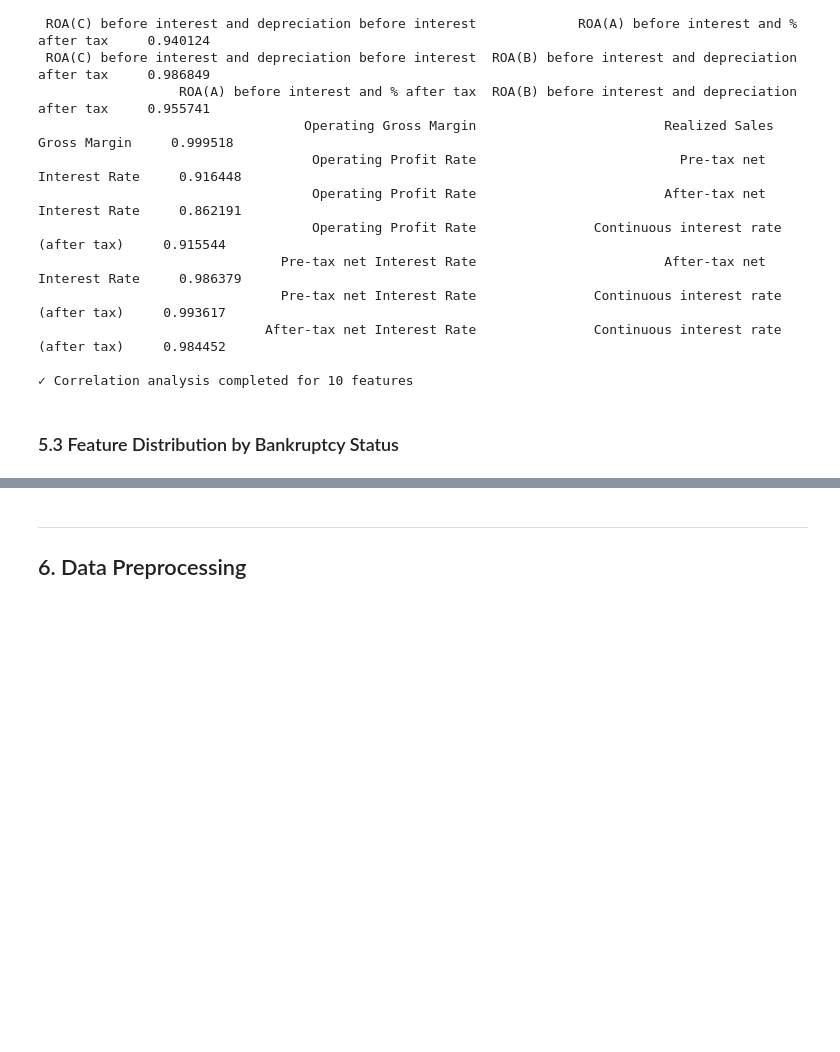
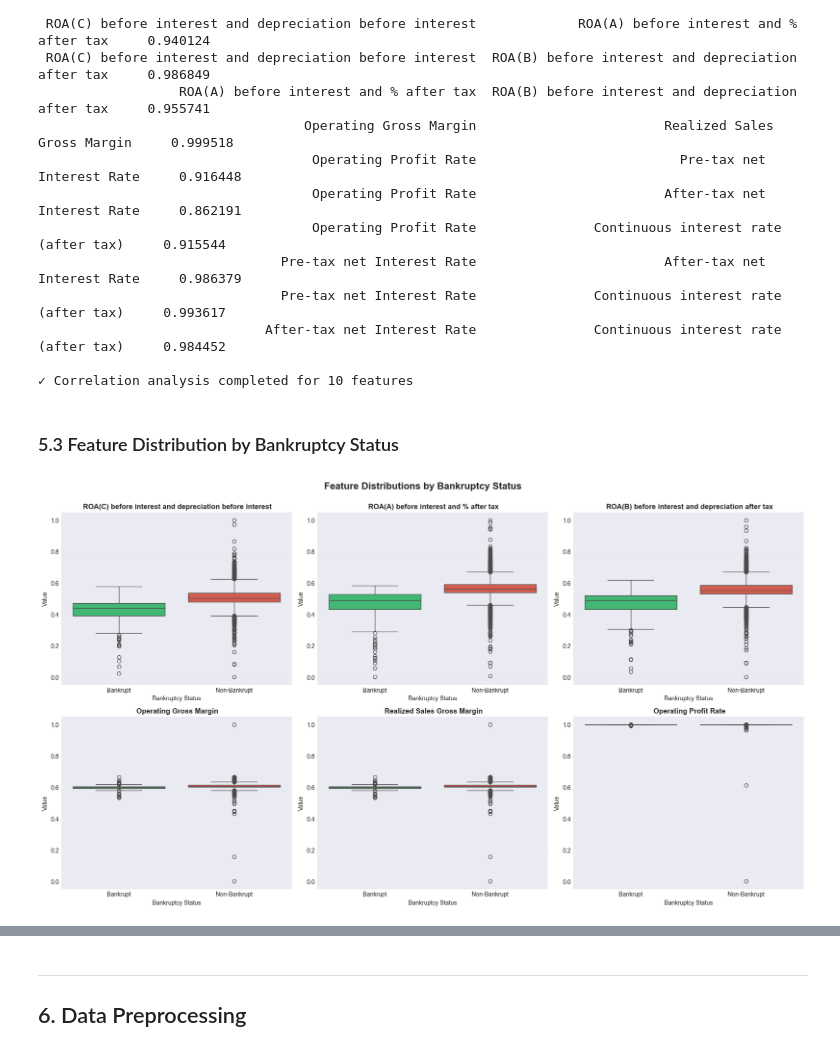
Before and after one commit to Yerrithathachoppa/Taiwanese-Bankruptcy-Prediction-using-Logistic-Regression, a Jupyter notebook: notebooks/Taiwanese_Bankruptcy_Prediction.ipynb, the cells around one changed output, grey strips where cells are left out. Saved outputs shown, nothing was run; the diff lists cells and outputs as text; code cells hidden in the pictures; blank space fills up the shorter version.

```diff
--- a/notebooks/Taiwanese_Bankruptcy_Prediction.ipynb
+++ b/notebooks/Taiwanese_Bankruptcy_Prediction.ipynb
@@ -242,3 +253,28 @@ Highly Correlated Feature Pairs (|correlation| > 0.8):
 ✓ Correlation analysis completed for 10 features
 # %% [markdown]
 ### 5.3 Feature Distribution by Bankruptcy Status
+# %%
+sample_features_for_box = X.columns[:6]
+target_col = y.columns[0]
+fig, axes = plt.subplots(2, 3, figsize=(18, 10))
+axes = axes.ravel()
+
+
+for idx, col in enumerate(sample_features_for_box):
+    df_plot = pd.DataFrame({
+        'Value': df[col],
+        'Bankruptcy': df[target_col].map({0: 'Non-Bankrupt', 1: 'Bankrupt'})
+    })
+
+    sns.boxplot(data=df_plot, x='Bankruptcy', y='Value', ax=axes[idx],
+                palette=['#2ecc71', '#e74c3c'])
+    axes[idx].set_title(f'{col}', fontsize=12, fontweight='bold')
+    axes[idx].set_xlabel('Bankruptcy Status', fontsize=10)
+    axes[idx].set_ylabel('Value', fontsize=10)
+    axes[idx].grid(axis='y', alpha=0.3)
+
+plt.suptitle('Feature Distributions by Bankruptcy Status', fontsize=16, fontweight='bold', y=1.00)
+plt.tight_layout()
+plt.show()
+# %% [output]
+[figure, added]
```
Also changed, not shown: parts of 8 cells of this notebook.
